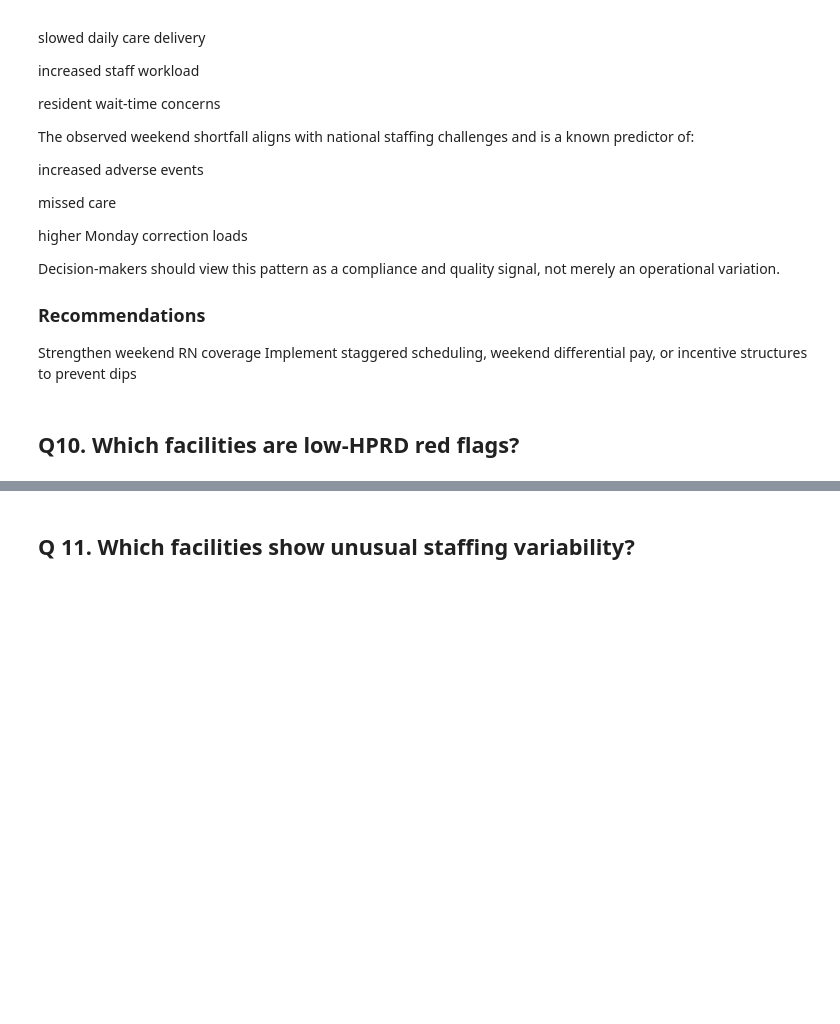
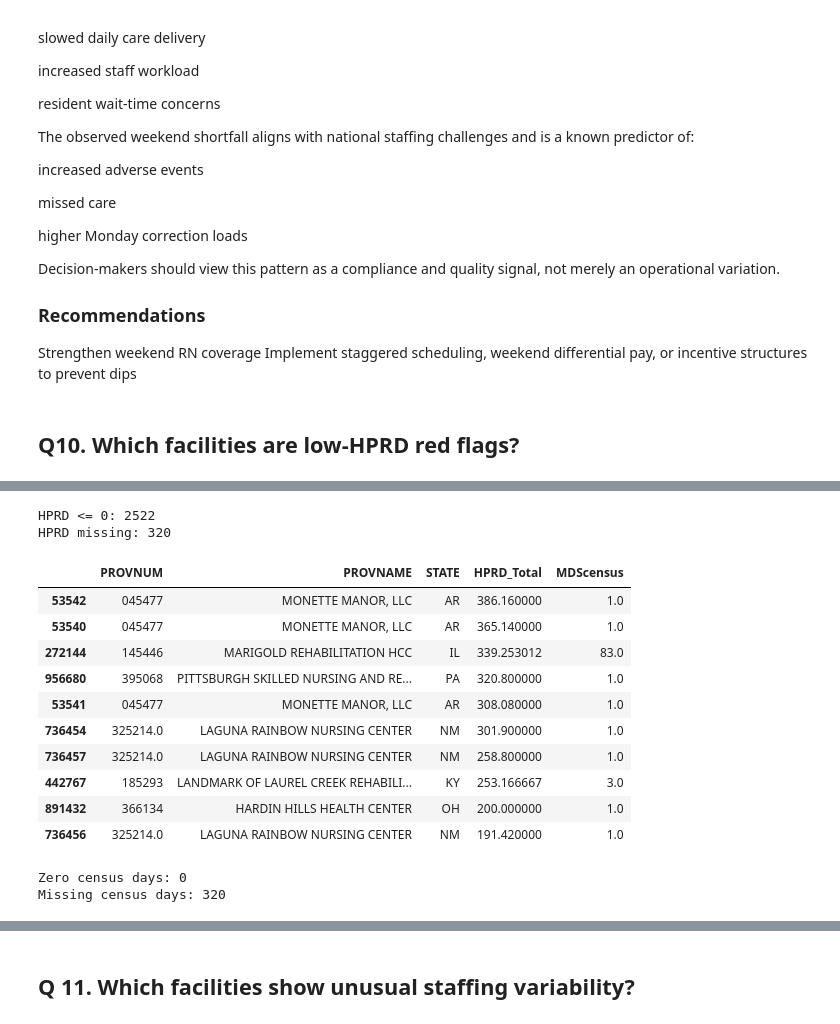
Before and after one commit to Veritasdataservices/PBJ_Daily_Nurse_Staffing_Q2_2024, a Jupyter notebook: PBJ_Daily_Nurse_Staffing_Q2_2024_final.ipynb, the cells around one changed output, grey strips where cells are left out. Saved outputs shown, nothing was run; the diff lists cells and outputs as text; code cells hidden in the pictures; blank space fills up the shorter version.

```diff
--- a/PBJ_Daily_Nurse_Staffing_Q2_2024_final.ipynb
+++ b/PBJ_Daily_Nurse_Staffing_Q2_2024_final.ipynb
@@ -2724,0 +2277,30 @@ Overall, these findings reinforce the importance of **consistent staffing monito
+# %%
+print("HPRD <= 0:", (df["HPRD_Total"] <= 0).sum())
+print("HPRD missing:", df["HPRD_Total"].isna().sum())
+# %% [output]
+HPRD <= 0: 2522
+HPRD missing: 320
+# %%
+df.sort_values("HPRD_Total", ascending=False)[
+    ["PROVNUM", "PROVNAME", "STATE", "HPRD_Total", "MDScensus"]
+].head(10)
+# %% [output]
+|  | PROVNUM | PROVNAME | STATE | HPRD_Total | MDScensus |
+| 53542 | 045477 | MONETTE MANOR, LLC | AR | 386.160000 | 1.0 |
+| 53540 | 045477 | MONETTE MANOR, LLC | AR | 365.140000 | 1.0 |
+| 272144 | 145446 | MARIGOLD REHABILITATION HCC | IL | 339.253012 | 83.0 |
+| 956680 | 395068 | PITTSBURGH SKILLED NURSING AND RE... | PA | 320.800000 | 1.0 |
+| 53541 | 045477 | MONETTE MANOR, LLC | AR | 308.080000 | 1.0 |
+| 736454 | 325214.0 | LAGUNA RAINBOW NURSING CENTER | NM | 301.900000 | 1.0 |
+| 736457 | 325214.0 | LAGUNA RAINBOW NURSING CENTER | NM | 258.800000 | 1.0 |
+| 442767 | 185293 | LANDMARK OF LAUREL CREEK REHABILI... | KY | 253.166667 | 3.0 |
+| 891432 | 366134 | HARDIN HILLS HEALTH CENTER | OH | 200.000000 | 1.0 |
+| 736456 | 325214.0 | LAGUNA RAINBOW NURSING CENTER | NM | 191.420000 | 1.0 |
+# %%
+df["MDScensus"].describe()
+
+print("Zero census days:", (df["MDScensus"] == 0).sum())
+print("Missing census days:", df["MDScensus"].isna().sum())
+# %% [output]
+Zero census days: 0
+Missing census days: 320
```
Also changed, not shown: parts of 32 cells of this notebook.
